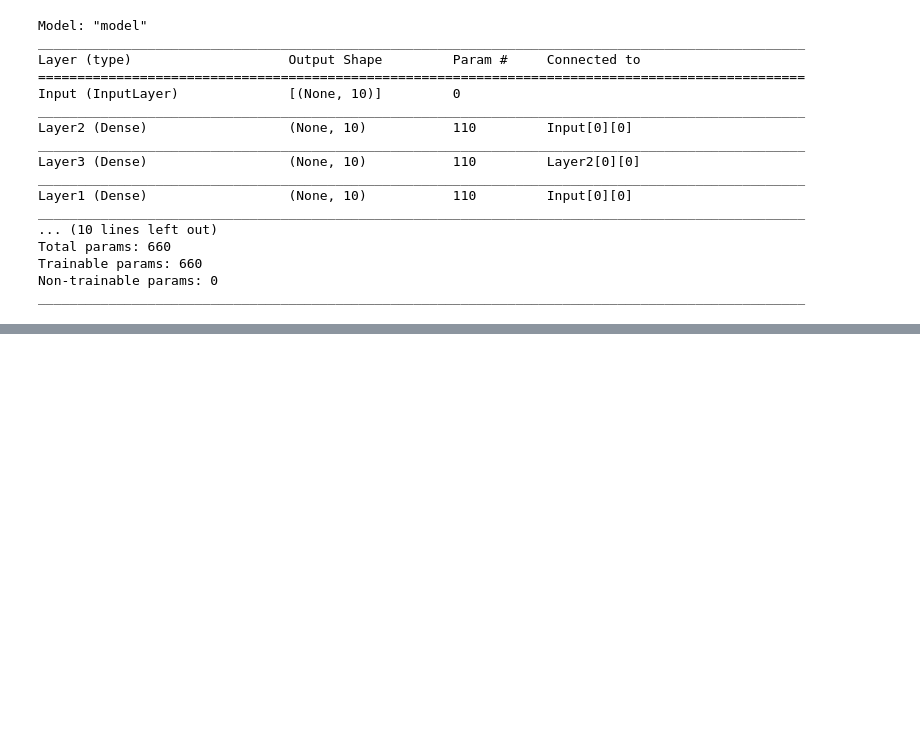
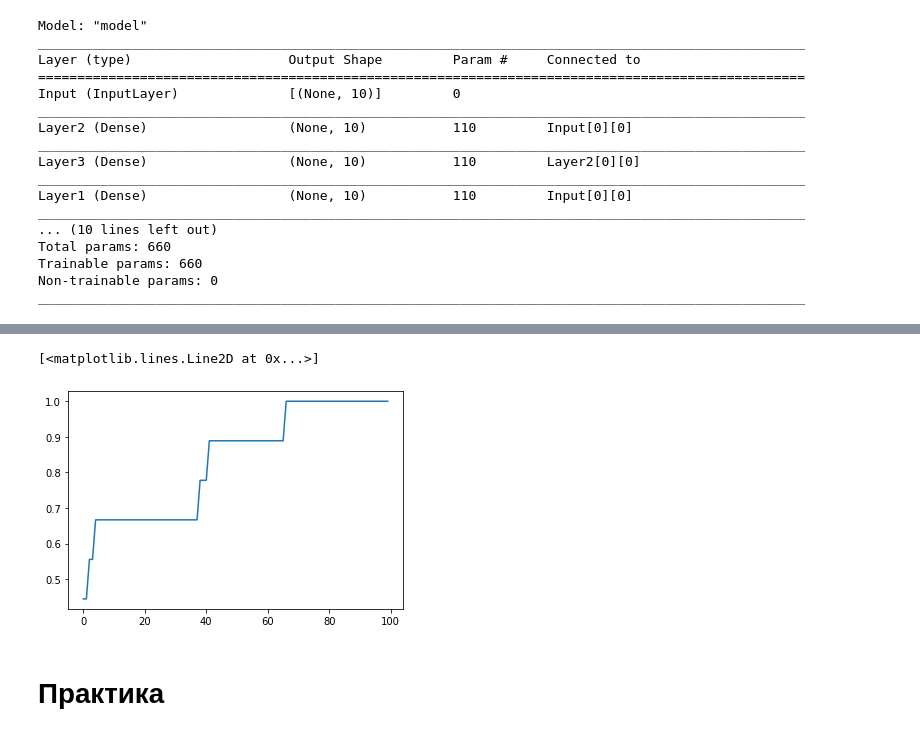
Before and after one commit to MagicMoleMM/ML, a Jupyter notebook: TF_3.ipynb, the cells around one changed output, grey strips where cells are left out. Saved outputs shown, nothing was run; the diff lists cells and outputs as text; code cells hidden in the pictures; blank space fills up the shorter version.

```diff
--- a/TF_3.ipynb
+++ b/TF_3.ipynb
@@ -141,0 +237,12 @@ ________________________________________________________________________________
+# %%
+from tensorflow.python.keras.layers.core import activations
+model = tf.keras.Sequential()
+model.add(tf.keras.layers.Dense(4, input_shape=(2,), activation="sigmoid"))
+model.add(tf.keras.layers.Dense(1))
+
+optimizer = tf.keras.optimizers.Adam(learning_rate=0.05)
+loss = tf.keras.losses.BinaryCrossentropy(from_logits=True)
+# %%
+model.compile(optimizer=optimizer, loss=loss, metrics=['accuracy'])
+
+history = model.fit(X,y,epochs=100, verbose=2)
@@ -141,0 +267,3 @@ ________________________________________________________________________________
+# %%
+history_df_1 = pd.DataFrame(history.history)
+history_df_1
@@ -141,0 +284,7 @@ ________________________________________________________________________________
+# %%
+plt.plot(history_df_1.accuracy)
+# %% [output]
+[<matplotlib.lines.Line2D at 0x...>]
+[figure, added]
+# %% [markdown]
+# **Практика**
```
Also changed, not shown: parts of 45 cells of this notebook.
